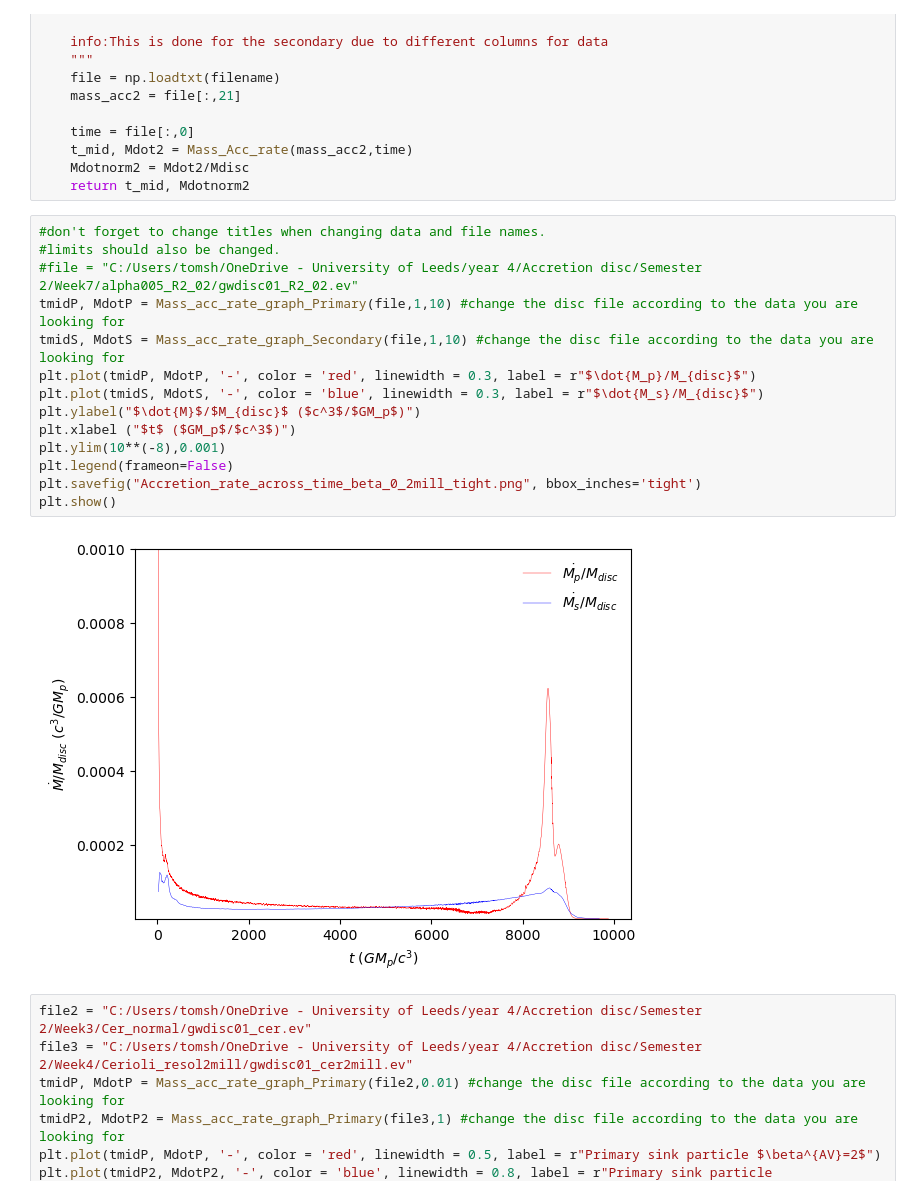
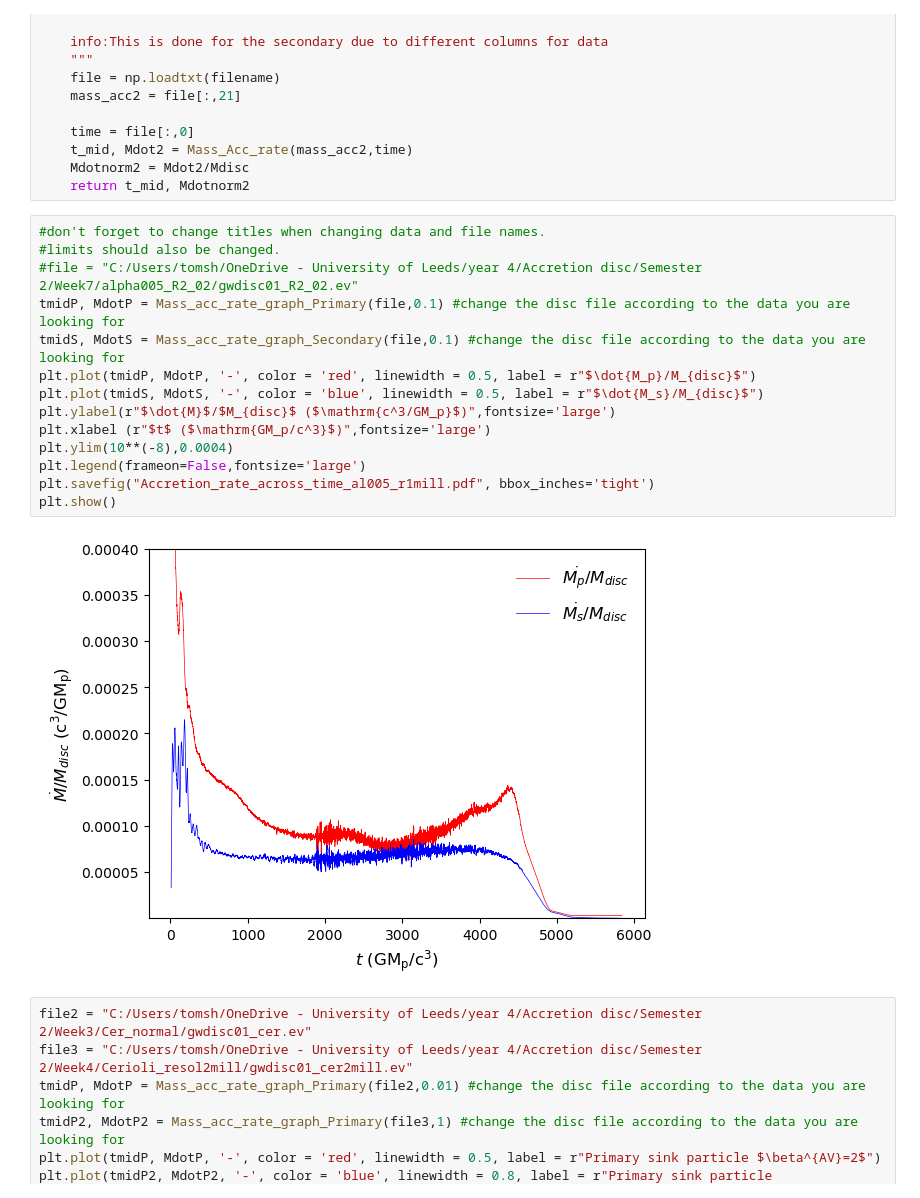
Before and after one commit to tomshilling04/physics_repo, a Jupyter notebook: Accretion_rate.ipynb, the cells around one changed output. Saved outputs shown, nothing was run; the diff lists cells and outputs as text.

```diff
--- a/Accretion_rate.ipynb
+++ b/Accretion_rate.ipynb
@@ -126,19 +126,19 @@ def Mass_acc_rate_graph_Secondary(filename, Mdisc,N=50):
 # %%
 #don't forget to change titles when changing data and file names.
 #limits should also be changed.
 #file = "C:/Users/tomsh/OneDrive - University of Leeds/year 4/Accretion disc/Semester 2/Week7/alpha005_R2_02/gwdisc01_R2_02.ev"
-tmidP, MdotP = Mass_acc_rate_graph_Primary(file,1,10) #change the disc file according to the data you are looking for
-tmidS, MdotS = Mass_acc_rate_graph_Secondary(file,1,10) #change the disc file according to the data you are looking for
-plt.plot(tmidP, MdotP, '-', color = 'red', linewidth = 0.3, label = r"$\dot{M_p}/M_{disc}$")
-plt.plot(tmidS, MdotS, '-', color = 'blue', linewidth = 0.3, label = r"$\dot{M_s}/M_{disc}$")
-plt.ylabel("$\dot{M}$/$M_{disc}$ ($c^3$/$GM_p$)")
-plt.xlabel ("$t$ ($GM_p$/$c^3$)")
-plt.ylim(10**(-8),0.001)
-plt.legend(frameon=False)
-plt.savefig("Accretion_rate_across_time_beta_0_2mill_tight.png", bbox_inches='tight')
+tmidP, MdotP = Mass_acc_rate_graph_Primary(file,0.1) #change the disc file according to the data you are looking for
+tmidS, MdotS = Mass_acc_rate_graph_Secondary(file,0.1) #change the disc file according to the data you are looking for
+plt.plot(tmidP, MdotP, '-', color = 'red', linewidth = 0.5, label = r"$\dot{M_p}/M_{disc}$")
+plt.plot(tmidS, MdotS, '-', color = 'blue', linewidth = 0.5, label = r"$\dot{M_s}/M_{disc}$")
+plt.ylabel(r"$\dot{M}$/$M_{disc}$ ($\mathrm{c^3/GM_p}$)",fontsize='large')
+plt.xlabel (r"$t$ ($\mathrm{GM_p/c^3}$)",fontsize='large')
+plt.ylim(10**(-8),0.0004)
+plt.legend(frameon=False,fontsize='large')
+plt.savefig("Accretion_rate_across_time_al005_r1mill.pdf", bbox_inches='tight')
 plt.show()
 # %% [output]
-[figure, old version]
+[figure, new version]
 # %%
 file2 = "C:/Users/tomsh/OneDrive - University of Leeds/year 4/Accretion disc/Semester 2/Week3/Cer_normal/gwdisc01_cer.ev"
 file3 = "C:/Users/tomsh/OneDrive - University of Leeds/year 4/Accretion disc/Semester 2/Week4/Cerioli_resol2mill/gwdisc01_cer2mill.ev"
```
Also changed, not shown: parts of 6 cells of this notebook.
